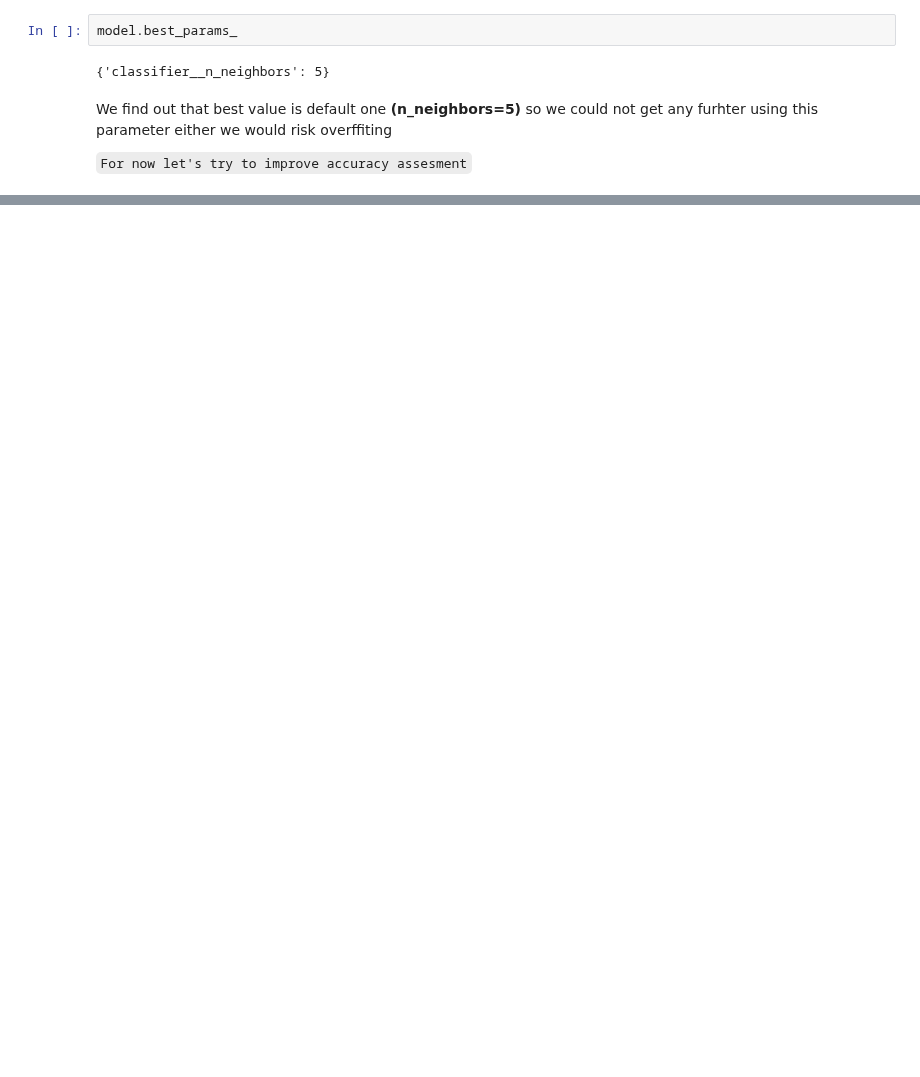
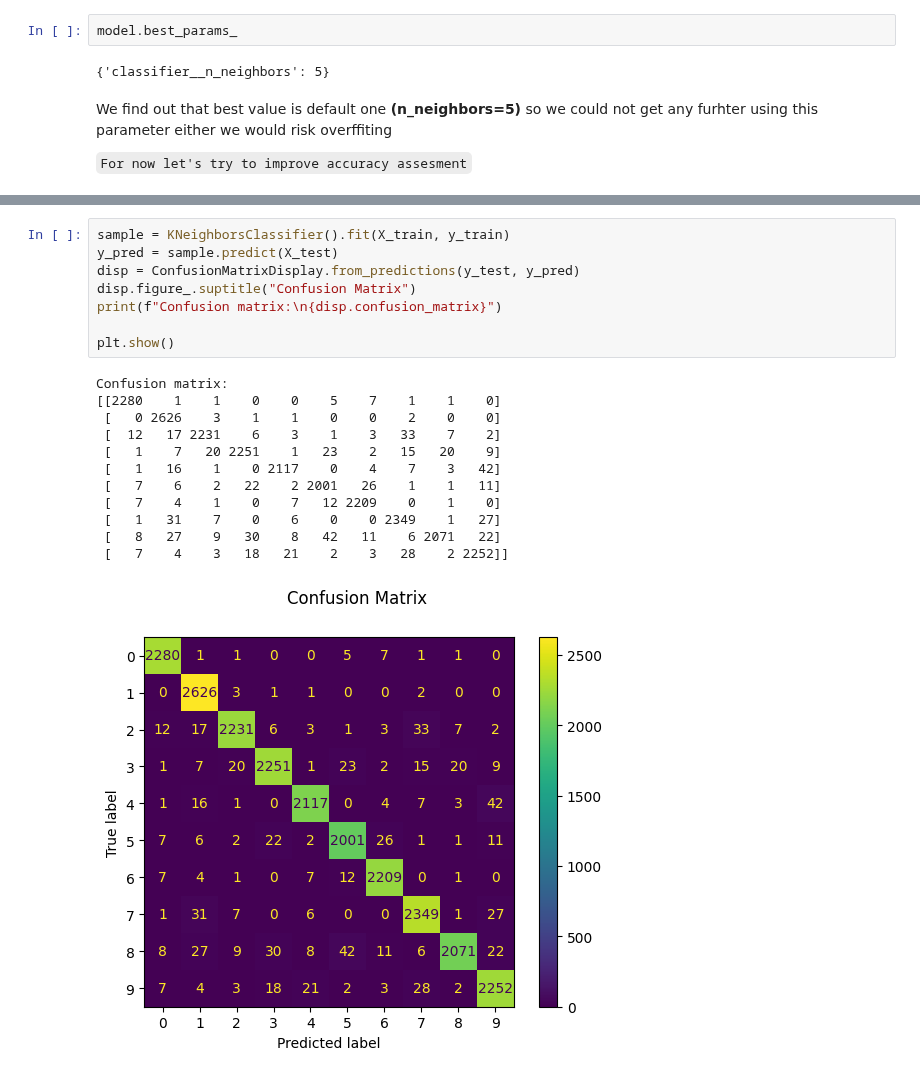
Before and after one commit to lucas066001/IllnessRecognition, a Jupyter notebook: bootstrap/numberRecognition.ipynb, the cells around one changed output, grey strips where cells are left out. Drawn from its saved outputs; the diff is of its cells as text; blank space fills up the shorter version.

```diff
--- a/bootstrap/numberRecognition.ipynb
+++ b/bootstrap/numberRecognition.ipynb
@@ -215,0 +337,21 @@ print("Cross validate + scaled data +  optimized params = " + str(accuracy) + "%
+# %%
+sample = KNeighborsClassifier().fit(X_train, y_train)
+y_pred = sample.predict(X_test)
+disp = ConfusionMatrixDisplay.from_predictions(y_test, y_pred)
+disp.figure_.suptitle("Confusion Matrix")
+print(f"Confusion matrix:\n{disp.confusion_matrix}")
+
+plt.show()
+# %% [output]
+Confusion matrix:
+[[2280    1    1    0    0    5    7    1    1    0]
+ [   0 2626    3    1    1    0    0    2    0    0]
+ [  12   17 2231    6    3    1    3   33    7    2]
+ [   1    7   20 2251    1   23    2   15   20    9]
+ [   1   16    1    0 2117    0    4    7    3   42]
+ [   7    6    2   22    2 2001   26    1    1   11]
+ [   7    4    1    0    7   12 2209    0    1    0]
+ [   1   31    7    0    6    0    0 2349    1   27]
+ [   8   27    9   30    8   42   11    6 2071   22]
+ [   7    4    3   18   21    2    3   28    2 2252]]
+[figure, added]
```
Also changed, not shown: parts of 16 cells of this notebook.
